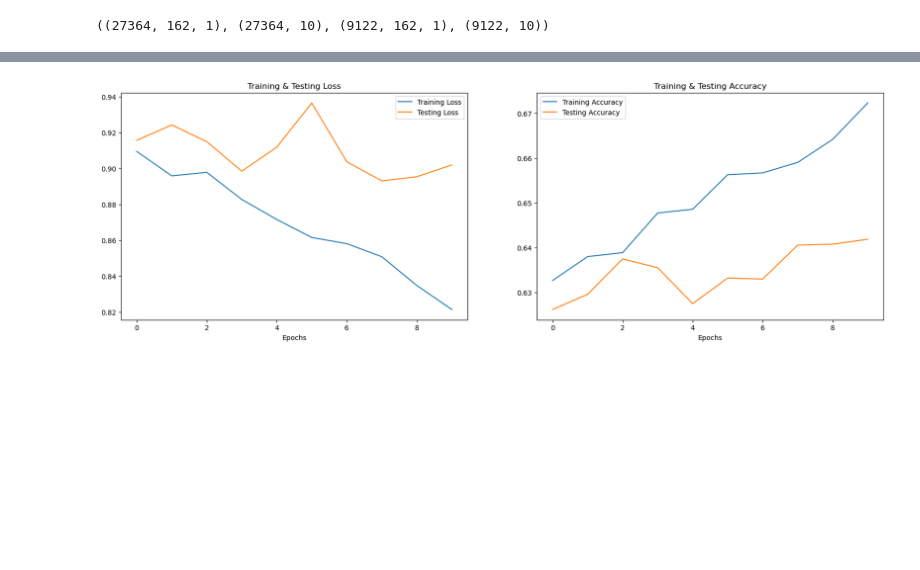
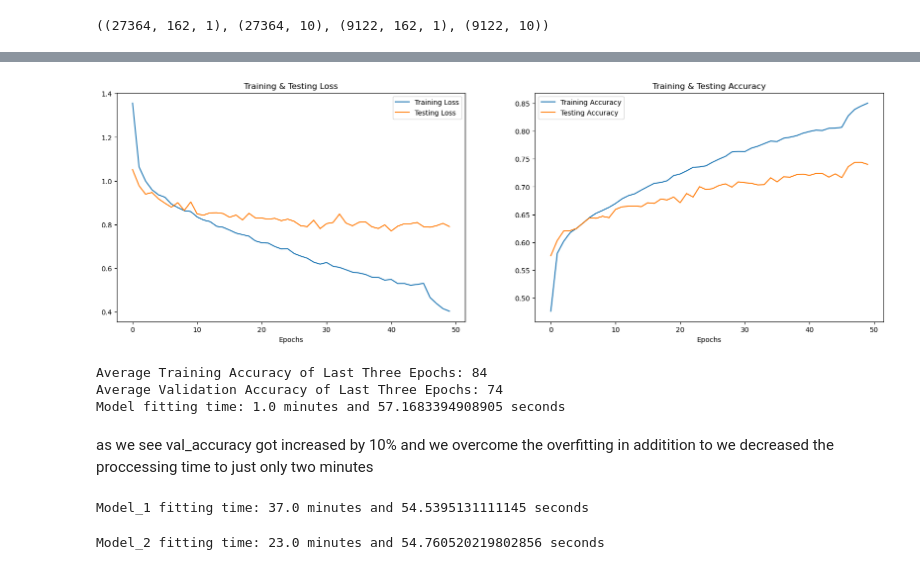
Before and after one commit to Maher-GZ/Speech-Emotion-Recognizer-SER, a Jupyter notebook: Speech Emotion Recognition (SER).ipynb, the cells around one changed output, grey strips where cells are left out. Drawn from its saved outputs; the diff is of its cells as text; code cells hidden in the pictures; blank space fills up the shorter version.

```diff
--- a/Speech Emotion Recognition (SER).ipynb
+++ b/Speech Emotion Recognition (SER).ipynb
@@ -500,4 +458,6 @@ array(['happy', 'angry', 'disgust', 'fear', 'neutral', 'sad', 'anger',
 # %%
+start_time=time.time()
 rlrp = ReduceLROnPlateau(monitor='loss', factor=0.4, verbose=0, patience=2, min_lr=0.0000001)
-history=model.fit(x_train, y_train, batch_size=64, epochs=10, validation_data=(x_test, y_test), callbacks=[rlrp])
+history=model.fit(x_train, y_train, batch_size=64, epochs=50, validation_data=(x_test, y_test), callbacks=[rlrp])
+end_time=time.time()
 # %% [output]
@@ -523,0 +531,30 @@ Epoch 10/10
+# %%
+model_2=Sequential()
+
+model_2.add(Dense(512,input_shape=(x_train.shape[1],),activation='relu'))
+model_2.add(Dropout(.2))
+
+model_2.add(Dense(512,activation='relu'))
+model_2.add(Dropout(.2))
+
+model_2.add(Dense(256,activation='relu'))
+model_2.add(Dropout(.2))
+
+model_2.add(Dense(256,activation='relu'))
+model_2.add(Dropout(.2))
+
+model_2.add(Dense(128,activation='relu'))
+model_2.add(Dropout(.2))
+
+model_2.add(Dense(64,activation='relu'))
+model_2.add(Dropout(.2))
+
+# Output layer With 10 neurons as it has 10 classes
+model_2.add(Dense(10,activation='softmax'))
+# %%
+model_2.compile(optimizer = 'adam' , loss = 'categorical_crossentropy' , metrics = ['accuracy'])
+# %%
+start_time = time.time()
+rlrp = ReduceLROnPlateau(monitor='loss', factor=0.4, verbose=0, patience=2, min_lr=0.000001)
+history_2=model_2.fit(x_train, y_train, batch_size=64, epochs=50, validation_data=(x_test, y_test), callbacks=[rlrp])
+end_time = time.time()
@@ -524,12 +579,12 @@ Epoch 10/10
 # %%
 print("Accuracy of our model on test data : " , model.evaluate(x_test,y_test)[1]*100 , "%")
 
-epochs = [i for i in range(10)]
+epochs = [i for i in range(50)]
 fig , ax = plt.subplots(1,2)
-train_acc = history.history['accuracy']
-train_loss = history.history['loss']
-test_acc = history.history['val_accuracy']
-test_loss = history.history['val_loss']
+train_acc = history_2.history['accuracy']
+train_loss = history_2.history['loss']
+test_acc = history_2.history['val_accuracy']
+test_loss = history_2.history['val_loss']
 
 fig.set_size_inches(20,6)
 ax[0].plot(epochs , train_loss , label = 'Training Loss')
@@ -550 +605 @@ Accuracy of our model on test data :  64.18548822402954 %
-[figure, old version]
+[figure, new version]
@@ -550,0 +608,33 @@ Accuracy of our model on test data :  64.18548822402954 %
+# %%
+train_accuracy = history_2.history['accuracy'][-3:]
+val_accuracy = history_2.history['val_accuracy'][-3:]
+fitting_time_seconds = end_time - start_time
+fitting_time_minutes = fitting_time_seconds // 60
+fitting_time_seconds %= 60
+
+avg_train_accuracy_last_three = (sum(train_accuracy) / len(train_accuracy))*100
+avg_val_accuracy_last_three = (sum(val_accuracy) / len(val_accuracy))*100
+
+print("Average Training Accuracy of Last Three Epochs:", round(avg_train_accuracy_last_three))
+print("Average Validation Accuracy of Last Three Epochs:", round(avg_val_accuracy_last_three))
+print("Model fitting time:", fitting_time_minutes, "minutes and", fitting_time_seconds, "seconds")
+# %% [output]
+Average Training Accuracy of Last Three Epochs: 84
+Average Validation Accuracy of Last Three Epochs: 74
+Model fitting time: 1.0 minutes and 57.1683394908905 seconds
+# %% [markdown]
+as we see val_accuracy got increased by 10% and we overcome the overfitting in additition to we decreased the proccessing time to just only two minutes
+# %%
+total_fitting_time_seconds = model_1_end_time - model_start_time
+total_fitting_time_minutes = total_fitting_time_seconds // 60
+total_fitting_time_seconds %= 60
+print("Model_1 fitting time:",total_fitting_time_minutes, "minutes and", total_fitting_time_seconds, "seconds")
+# %% [output]
+Model_1 fitting time: 37.0 minutes and 54.5395131111145 seconds
+# %%
+total_fitting_time_seconds = model_2_end_time - model_start_time
+total_fitting_time_minutes = total_fitting_time_seconds // 60
+total_fitting_time_seconds %= 60
+print("Model_2 fitting time:",total_fitting_time_minutes, "minutes and", total_fitting_time_seconds, "seconds")
+# %% [output]
+Model_2 fitting time: 23.0 minutes and 54.760520219802856 seconds
```
Also changed, not shown: parts of 22 cells of this notebook.
